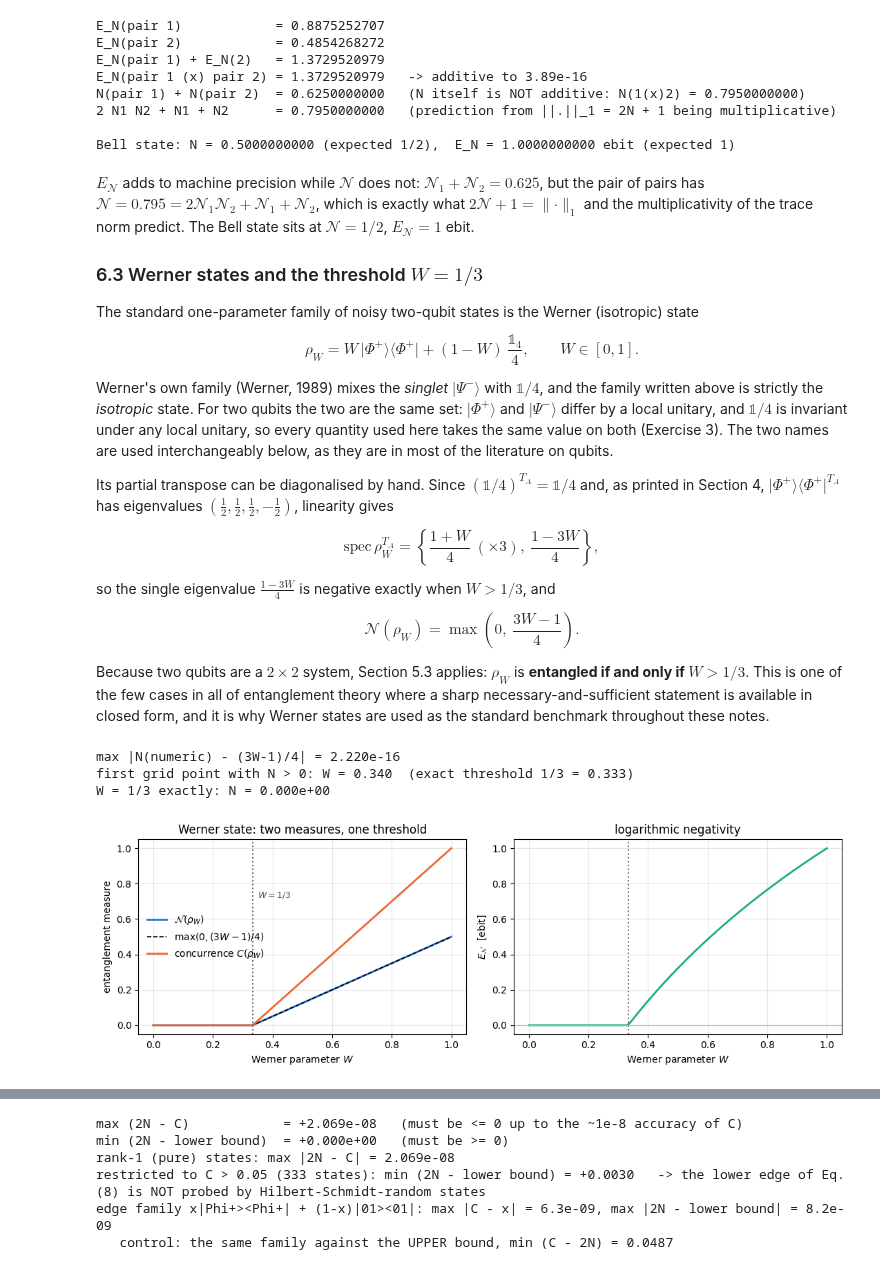
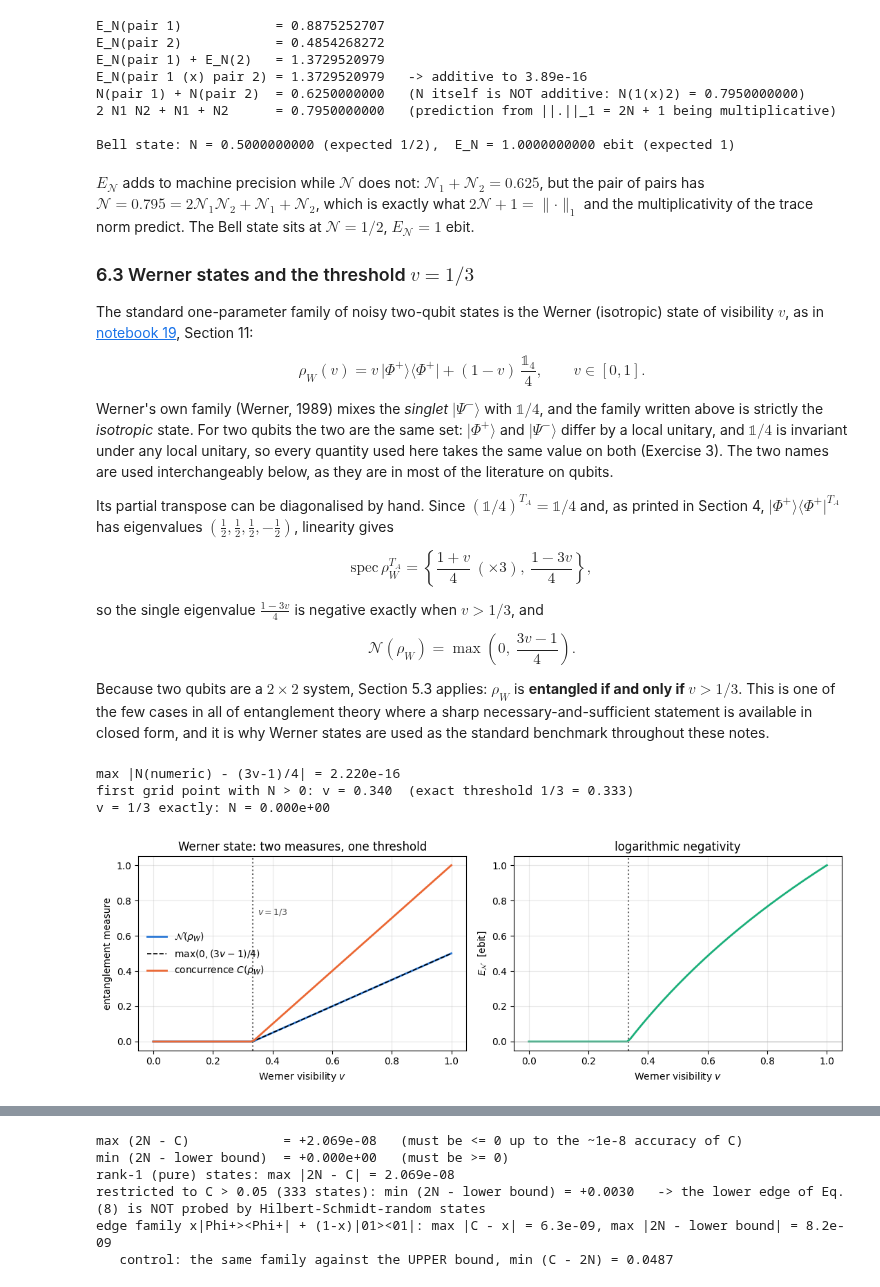
Before and after one commit to MarcinPlodzien/quantum-many-body-simulation, a Jupyter notebook: ch09_entanglement_and_complexity/25_entanglement_negativity.ipynb, the cells around one changed output, grey strips where cells are left out. Drawn from its saved outputs; the diff is of its cells as text; code cells hidden in the pictures.

```diff
--- a/ch09_entanglement_and_complexity/25_entanglement_negativity.ipynb
+++ b/ch09_entanglement_and_complexity/25_entanglement_negativity.ipynb
@@ -1011,10 +1011,10 @@ We verify additivity and the Bell normalisation numerically before using them.
 # STEP 4: additivity of E_N and the maximally-entangled normalisation
 # ==============================================================================
 # Two independent noisy Bell pairs on qubits (0,1) and (2,3); A = {0,2}, B = {1,3}.
-def werner_matrix(W):
-    """Werner / isotropic two-qubit state  rho_W = W |Phi+><Phi+| + (1-W) 1/4  as a 4x4 matrix."""
+def werner_matrix(v):
+    """Werner / isotropic two-qubit state  rho_W = v |Phi+><Phi+| + (1-v) 1/4  as a 4x4 matrix."""
     b = jnp.asarray(bell_state("phi+")).reshape(4)
-    return W * jnp.outer(b, jnp.conj(b)) + (1 - W) * jnp.eye(4, dtype=CDTYPE) / 4
+    return v * jnp.outer(b, jnp.conj(b)) + (1 - v) * jnp.eye(4, dtype=CDTYPE) / 4
 
 
 rho1, rho2 = werner_matrix(0.9), werner_matrix(0.6)
@@ -1052,11 +1052,12 @@ $E_{\mathcal N}$ adds to machine precision while $\mathcal N$ does not: $\mathca
 pairs has $\mathcal N=0.795=2\mathcal N_1\mathcal N_2+\mathcal N_1+\mathcal N_2$, which is exactly what
 $2\mathcal N+1=\lVert\cdot\rVert_1$ and the multiplicativity of the trace norm predict. The Bell state sits at $\mathcal N=1/2$, $E_{\mathcal N}=1$ ebit.
 
-### 6.3 Werner states and the threshold $W=1/3$
+### 6.3 Werner states and the threshold $v=1/3$
 
-The standard one-parameter family of noisy two-qubit states is the Werner (isotropic) state
+The standard one-parameter family of noisy two-qubit states is the Werner (isotropic) state of visibility $v$, as in
+[notebook 19](../ch08_quantum_information_protocols/19_bell_states_and_chsh.ipynb), Section 11:
 
-$$\rho_W=W\,\vert\Phi^+\rangle\langle\Phi^+\vert+(1-W)\,\frac{\mathbb 1_4}{4},\qquad W\in[0,1] . \tag{6}$$
+$$\rho_W(v)=v\,\vert\Phi^+\rangle\langle\Phi^+\vert+(1-v)\,\frac{\mathbb 1_4}{4},\qquad v\in[0,1] . \tag{6}$$
 
 Werner's own family (Werner, 1989) mixes the *singlet* $\vert\Psi^-\rangle$ with $\mathbb 1/4$, and the family written above
 is strictly the *isotropic* state. For two qubits the two are the same set: $\vert\Phi^+\rangle$ and $\vert\Psi^-\rangle$
@@ -1066,48 +1067,48 @@ value on both (Exercise 3). The two names are used interchangeably below, as the
 Its partial transpose can be diagonalised by hand. Since $(\mathbb 1/4)^{T_A}=\mathbb 1/4$ and, as printed in Section 4,
 $\vert\Phi^+\rangle\langle\Phi^+\vert^{T_A}$ has eigenvalues $(\tfrac12,\tfrac12,\tfrac12,-\tfrac12)$, linearity gives
 
-$$\mathrm{spec}\,\rho_W^{T_A}=\left\{\frac{1+W}{4}\ (\times3),\ \frac{1-3W}{4}\right\} ,$$
+$$\mathrm{spec}\,\rho_W^{T_A}=\left\{\frac{1+v}{4}\ (\times3),\ \frac{1-3v}{4}\right\} ,$$
 
-so the single eigenvalue $\tfrac{1-3W}{4}$ is negative exactly when $W>1/3$, and
+so the single eigenvalue $\tfrac{1-3v}{4}$ is negative exactly when $v>1/3$, and
 
-$$\mathcal N(\rho_W)=\max\left(0,\ \frac{3W-1}{4}\right) . \tag{7}$$
+$$\mathcal N(\rho_W)=\max\left(0,\ \frac{3v-1}{4}\right) . \tag{7}$$
 
-Because two qubits are a $2\times2$ system, Section 5.3 applies: $\rho_W$ is **entangled if and only if $W>1/3$**. This is one
+Because two qubits are a $2\times2$ system, Section 5.3 applies: $\rho_W$ is **entangled if and only if $v>1/3$**. This is one
 of the few cases in all of entanglement theory where a sharp necessary-and-sufficient statement is available in closed form,
 and it is why Werner states are used as the standard benchmark throughout these notes.
 # %%
 # ==============================================================================
 # STEP 5: Werner states -- negativity, concurrence and the 1/3 threshold
 # ==============================================================================
-Ws = np.linspace(0.0, 1.0, 101)
-neg_W = np.array([neg_of_matrix(werner_matrix(float(W)), 1, 1)[0] for W in Ws])
-logneg_W = np.array([neg_of_matrix(werner_matrix(float(W)), 1, 1)[1] for W in Ws])
-conc_W = np.array([concurrence(werner_matrix(float(W))) for W in Ws])
-ana_W = np.maximum(0.0, (3 * Ws - 1) / 4)
+vs = np.linspace(0.0, 1.0, 101)
+neg_v = np.array([neg_of_matrix(werner_matrix(float(v)), 1, 1)[0] for v in vs])
+logneg_v = np.array([neg_of_matrix(werner_matrix(float(v)), 1, 1)[1] for v in vs])
+conc_v = np.array([concurrence(werner_matrix(float(v))) for v in vs])
+ana_v = np.maximum(0.0, (3 * vs - 1) / 4)
 
-print(f"max |N(numeric) - (3W-1)/4| = {np.max(np.abs(neg_W - ana_W)):.3e}")
-assert np.max(np.abs(neg_W - ana_W)) < 1e3 * TOL
-i_first = int(np.argmax(neg_W > 1e-12))
-print(f"first grid point with N > 0: W = {Ws[i_first]:.3f}  (exact threshold 1/3 = {1/3:.3f})")
-print(f"W = 1/3 exactly: N = {neg_of_matrix(werner_matrix(1/3), 1, 1)[0]:.3e}")
+print(f"max |N(numeric) - (3v-1)/4| = {np.max(np.abs(neg_v - ana_v)):.3e}")
+assert np.max(np.abs(neg_v - ana_v)) < 1e3 * TOL
+i_first = int(np.argmax(neg_v > 1e-12))
+print(f"first grid point with N > 0: v = {vs[i_first]:.3f}  (exact threshold 1/3 = {1/3:.3f})")
+print(f"v = 1/3 exactly: N = {neg_of_matrix(werner_matrix(1/3), 1, 1)[0]:.3e}")
 
 fig, axes = plt.subplots(1, 2, figsize=(11, 3.8))
-axes[0].plot(Ws, neg_W, lw=2, label=r"$\mathcal{N}(\rho_W)$")
-axes[0].plot(Ws, ana_W, "--", lw=1.2, color="k", label=r"$\max(0,(3W-1)/4)$")
-axes[0].plot(Ws, conc_W, lw=2, color=PALETTE[1], label=r"concurrence $C(\rho_W)$")
+axes[0].plot(vs, neg_v, lw=2, label=r"$\mathcal{N}(\rho_W)$")
+axes[0].plot(vs, ana_v, "--", lw=1.2, color="k", label=r"$\max(0,(3v-1)/4)$")
+axes[0].plot(vs, conc_v, lw=2, color=PALETTE[1], label=r"concurrence $C(\rho_W)$")
 axes[0].axvline(1 / 3, color="0.4", ls=":")
-axes[0].text(0.35, 0.72, r"$W=1/3$", fontsize=9, color="0.3")
-axes[0].set_xlabel(r"Werner parameter $W$"); axes[0].set_ylabel("entanglement measure")
+axes[0].text(0.35, 0.72, r"$v=1/3$", fontsize=9, color="0.3")
+axes[0].set_xlabel(r"Werner visibility $v$"); axes[0].set_ylabel("entanglement measure")
 axes[0].set_title("Werner state: two measures, one threshold"); axes[0].legend()
 
-axes[1].plot(Ws, logneg_W, lw=2, color=PALETTE[2])
+axes[1].plot(vs, logneg_v, lw=2, color=PALETTE[2])
 axes[1].axvline(1 / 3, color="0.4", ls=":"); axes[1].axhline(0, color="0.7", lw=0.8)
-axes[1].set_xlabel(r"Werner parameter $W$"); axes[1].set_ylabel(r"$E_{\mathcal{N}}$  [ebit]")
+axes[1].set_xlabel(r"Werner visibility $v$"); axes[1].set_ylabel(r"$E_{\mathcal{N}}$  [ebit]")
 axes[1].set_title("logarithmic negativity")
 fig.tight_layout(); plt.show()
 # %% [output]
-max |N(numeric) - (3W-1)/4| = 2.220e-16
-first grid point with N > 0: W = 0.340  (exact threshold 1/3 = 0.333)
-W = 1/3 exactly: N = 0.000e+00
+max |N(numeric) - (3v-1)/4| = 2.220e-16
+first grid point with N > 0: v = 0.340  (exact threshold 1/3 = 0.333)
+v = 1/3 exactly: N = 0.000e+00
-[figure, old version]
+[figure, new version]
 # %% [markdown]
```
Also changed, not shown: parts of 12 cells of this notebook, 11 other files.
